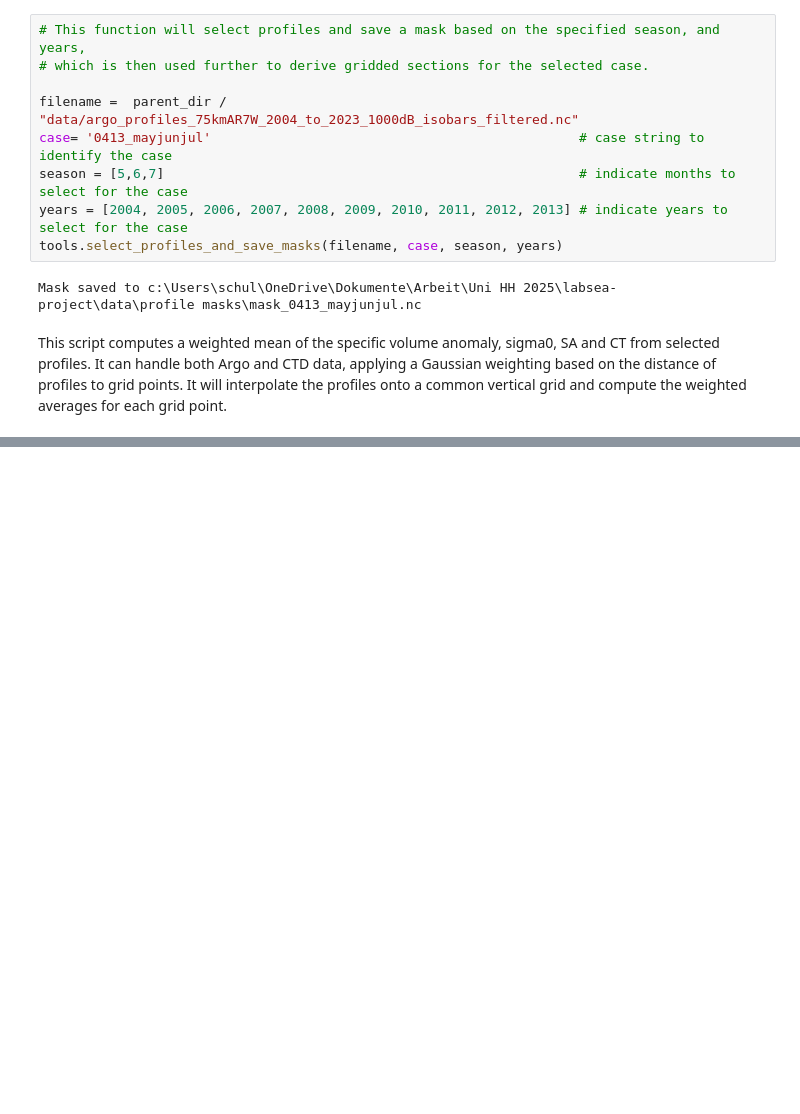
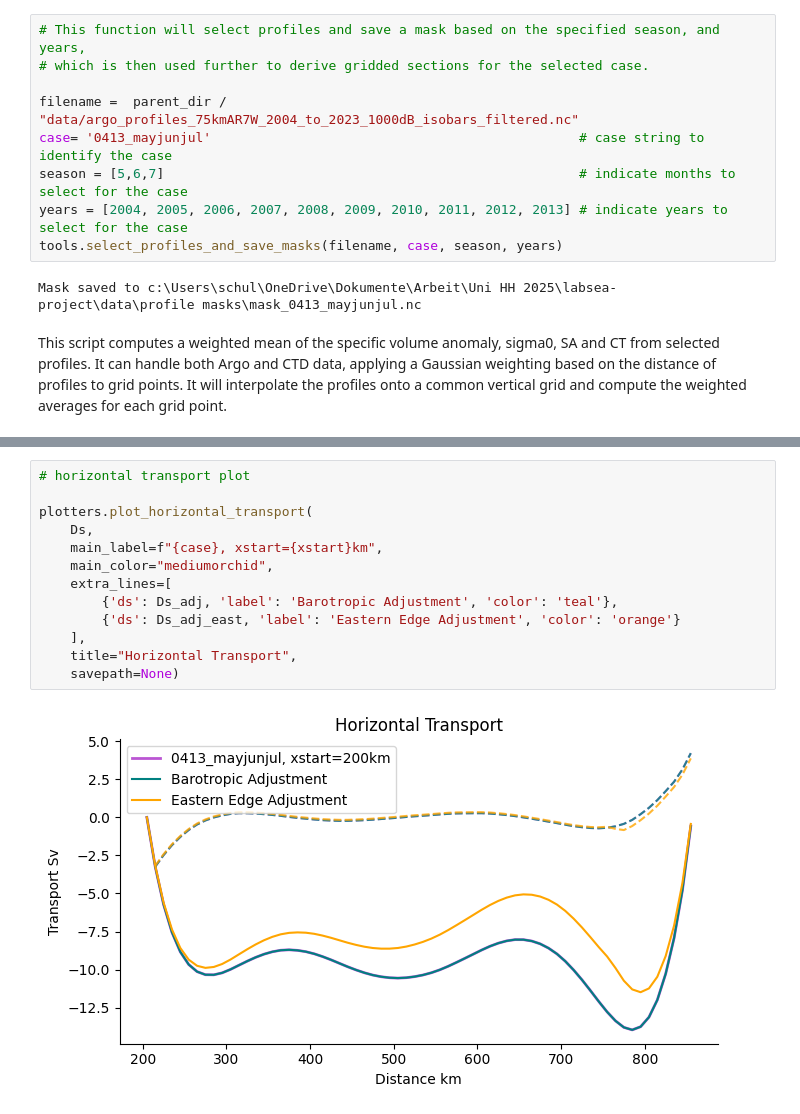
Before and after one commit to katjaschultz/labsea-project, a Jupyter notebook: notebooks/demo.ipynb, the cells around one changed output, grey strips where cells are left out. Cells and saved outputs as stored; diff of their text form; blank space fills up the shorter version.

```diff
--- a/notebooks/demo.ipynb
+++ b/notebooks/demo.ipynb
@@ -121,0 +240,15 @@ Weighted data saved to c:\Users\schul\OneDrive\Dokumente\Arbeit\Uni HH 2025\labs
+# %%
+# horizontal transport plot
+
+plotters.plot_horizontal_transport(
+    Ds,
+    main_label=f"{case}, xstart={xstart}km",
+    main_color="mediumorchid",
+    extra_lines=[
+        {'ds': Ds_adj, 'label': 'Barotropic Adjustment', 'color': 'teal'},
+        {'ds': Ds_adj_east, 'label': 'Eastern Edge Adjustment', 'color': 'orange'}
+    ],
+    title="Horizontal Transport",
+    savepath=None)
+# %% [output]
+[figure, added]
```
Also changed, not shown: parts of 12 cells of this notebook, 1 other file.
